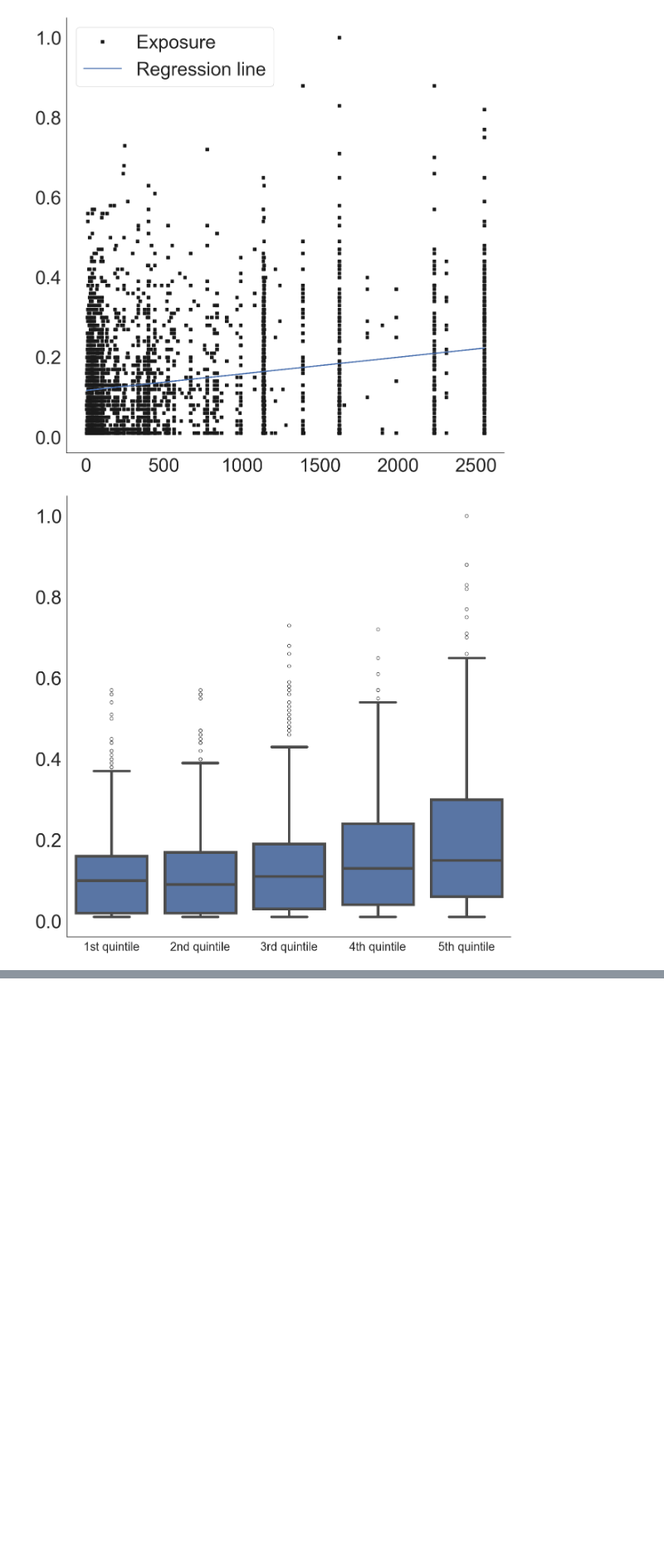
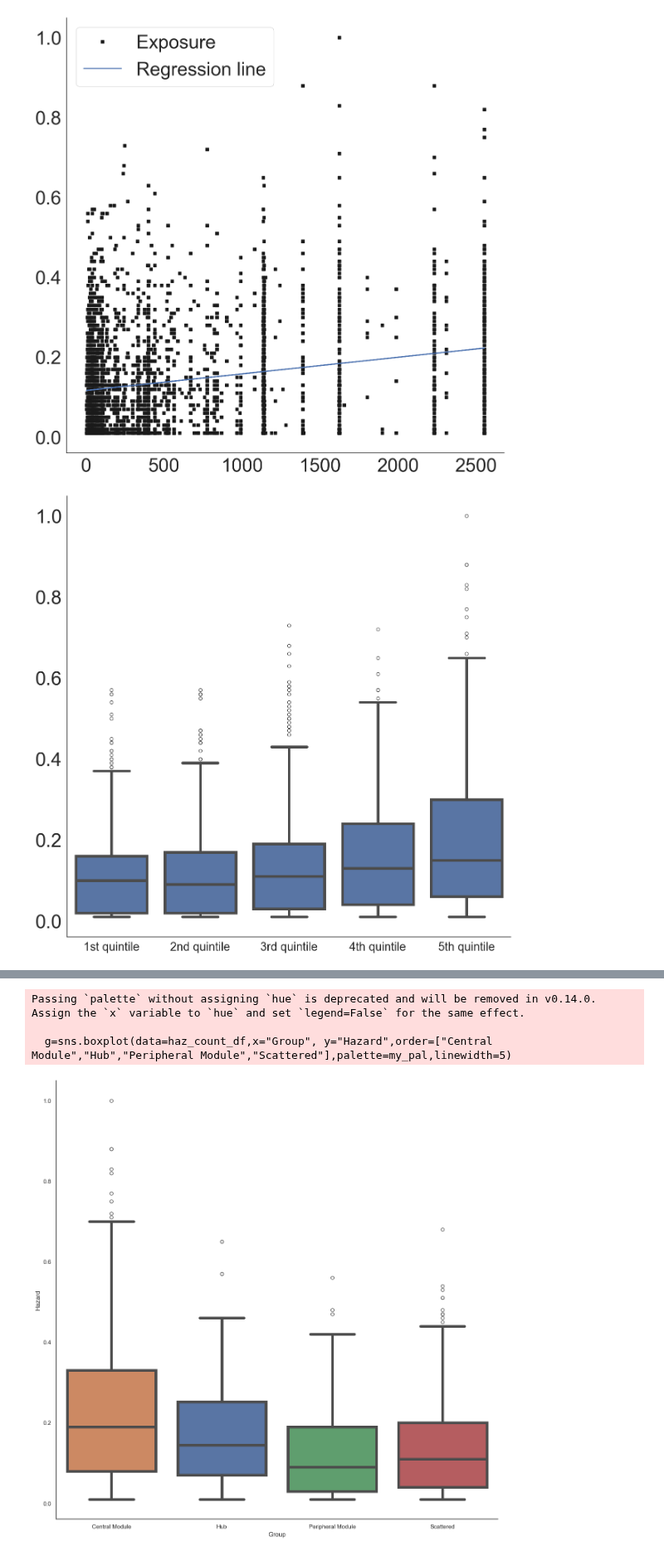
Before and after one commit to menchelab/Exposome, a Jupyter notebook: Exp_fin_10_Hazard.ipynb, the cells around one changed output, grey strips where cells are left out. Shown at 83% size. Drawn from its saved outputs; the diff is of its cells as text; code cells hidden in the pictures; blank space fills up the shorter version.

Commit message:
PPI & Hazard

```diff
--- a/Exp_fin_10_Hazard.ipynb
+++ b/Exp_fin_10_Hazard.ipynb
@@ -729,0 +809,59 @@ exp_haz_df.to_csv("output/exp_haz_df.tsv",sep="\t")
+# %%
+import pandas as pd
+column_names = ["Hazard", "Group"]
+
+haz_count_df = pd.DataFrame(columns = column_names)
+
+for val in list(hub_exposures_haz_dict.values()):
+    if str(val)!='nan':
+        new_row={"Hazard":val,"Group":"Hub"}
+        haz_count_df = pd.concat([haz_count_df, pd.DataFrame([new_row])], ignore_index=True)
+
+for val in list(central_module_haz_dict.values()):
+    if str(val)!='nan':
+        new_row={"Hazard":val,"Group":"Central Module"}
+        haz_count_df = pd.concat([haz_count_df, pd.DataFrame([new_row])], ignore_index=True)
+
+for val in list(peripheric_module_haz_dict.values()):
+    if str(val)!='nan':
+        new_row={"Hazard":val,"Group":"Peripheral Module"}
+        haz_count_df = pd.concat([haz_count_df, pd.DataFrame([new_row])], ignore_index=True)
+
+
+for val in list(no_central_no_module_exposures_dict.values()):
+    if str(val)!='nan':
+        new_row={"Hazard":val,"Group":"Scattered"}
+        haz_count_df = pd.concat([haz_count_df, pd.DataFrame([new_row])], ignore_index=True)
+
+        from itertools import combinations
+pairs = list(combinations(list(set(haz_count_df['Group'])), r=2))
+
+
+#Let's visualize as boxplot
+import seaborn as sns
+import matplotlib.pyplot as plt
+
+fig, ax = plt.subplots(figsize=(15, 15))
+sns.set(style="white")
+ax.spines['top'].set_visible(False)
+ax.spines['right'].set_visible(False)
+ax.spines['bottom'].set_visible(True)
+ax.spines['left'].set_visible(True)
+
+list_palette=list(sns.color_palette())
+
+my_pal = {"Central Module":list_palette[1] , "Hub": list_palette[0], "Peripheral Module":list_palette[2], "Scattered":list_palette[3]}
+
+
+g=sns.boxplot(data=haz_count_df,x="Group", y="Hazard",order=["Central Module","Hub","Peripheral Module","Scattered"],palette=my_pal,linewidth=5)
+
+ax.grid(False)
+
+plt.savefig('output/Figures/SF7D_v01_post_rev.pdf',format='pdf',dpi=300, bbox_inches = "tight")
+
+plt.show()
+# %% [output]
+Passing `palette` without assigning `hue` is deprecated and will be removed in v0.14.0. Assign the `x` variable to `hue` and set `legend=False` for the same effect.
+
+  g=sns.boxplot(data=haz_count_df,x="Group", y="Hazard",order=["Central Module","Hub","Peripheral Module","Scattered"],palette=my_pal,linewidth=5)
+[figure, added]
```
Also changed, not shown: parts of 13 cells of this notebook, 2 other files.
